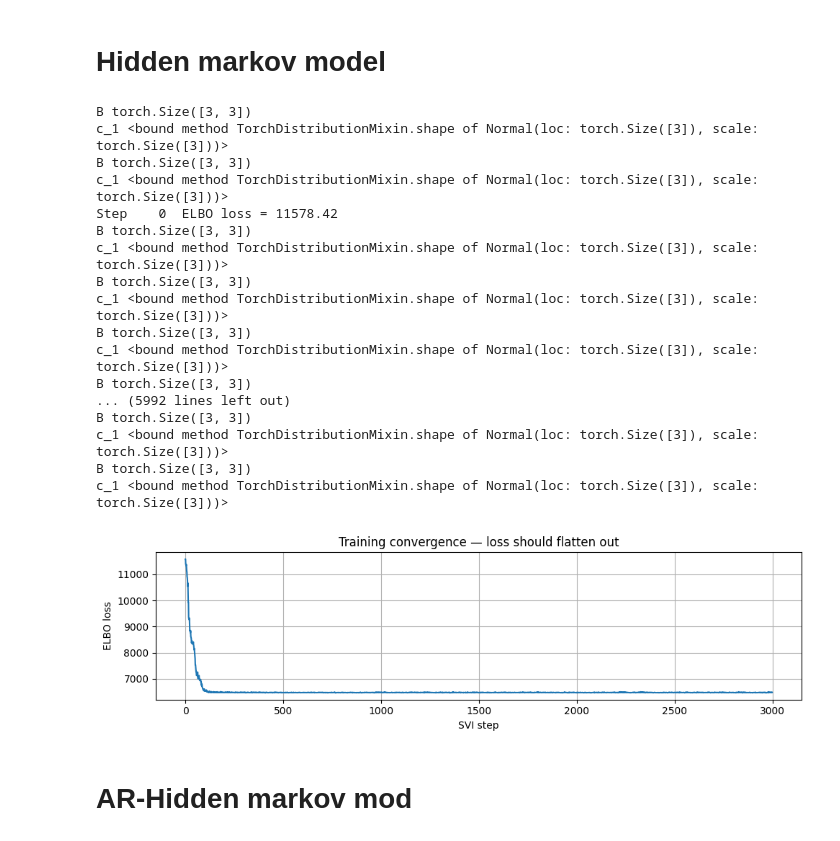
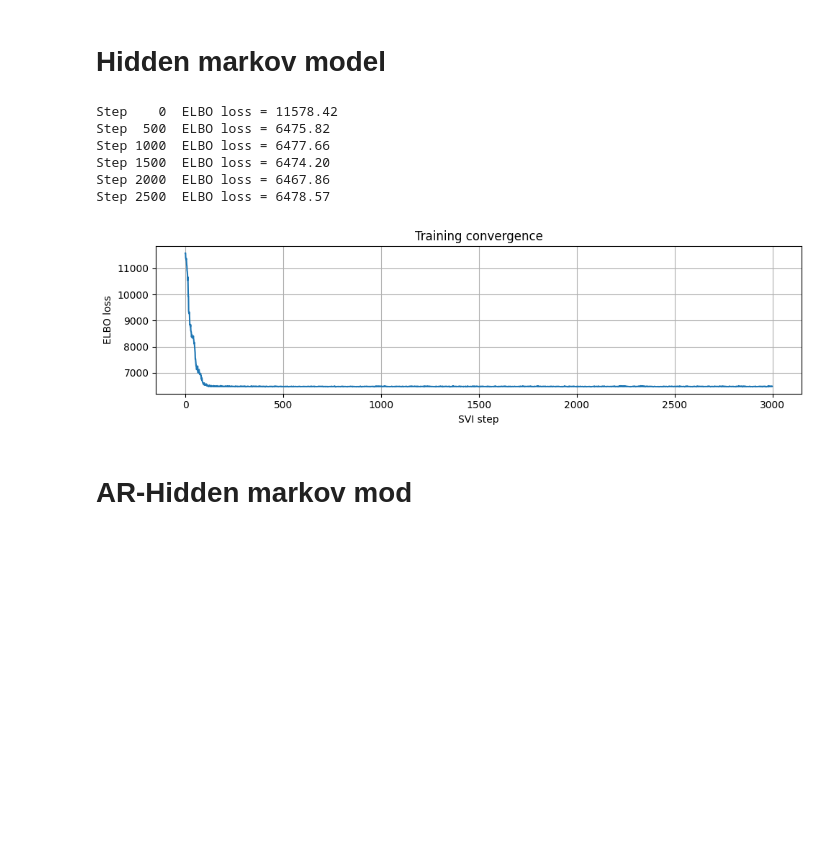
Before and after one commit to LukasMarner/MBML, a Jupyter notebook: Husted/code.ipynb, the cells around one changed output. Saved outputs shown, nothing was run; the diff lists cells and outputs as text; code cells hidden in the pictures; blank space fills up the shorter version.

```diff
--- a/Husted/code.ipynb
+++ b/Husted/code.ipynb
@@ -675,7 +702,7 @@ axes[0].plot(test_data['HourUTC'], y_test_np2, label='Actual Prices', color='blu
 axes[0].plot(test_data['HourUTC'], y_pred_hmm, label=f'HMM Predicted (K={K})', color='red', alpha=0.8)
 axes[0].set_xlabel('Time')
 axes[0].set_ylabel('Spot Price DKK')
-axes[0].set_title(f'Actual vs Predicted Spot Prices — Simple HMM (K={K} regimes)')
+axes[0].set_title(f'Test Set Forecast Simple HMM (K={K} regimes)')
 axes[0].legend()
 axes[0].grid(True)
 
@@ -691,7 +718,7 @@ for k in range(K):
 
 axes[1].set_xlabel('Normalised Price  (0 = training mean)')
 axes[1].set_ylabel('Density')
-axes[1].set_title('What each regime looks like — learnt purely from data')
+axes[1].set_title('Regime distributions learnt by the HMM')
 axes[1].legend()
 axes[1].grid(True)
 
@@ -1128,48 +1187,37 @@ def simple_markov_model(y_obs=None, T=None):
 # %%
 # SVI (variational inference) learns the best values for all the unknowns:
 # emission means, emission spreads, transition probabilities, and initial distribution.
 
 pyro.clear_param_store()
 pyro.set_rng_seed(42)
 
 guide_hmm    = AutoDiagonalNormal(simple_markov_model)
 optimizer_hmm = Adam({"lr": 0.05})
 svi_hmm      = SVI(simple_markov_model, guide_hmm, optimizer_hmm, loss=Trace_ELBO())
 
 num_steps_hmm = 3000
 losses_hmm = []
 for step in range(num_steps_hmm):
     loss = svi_hmm.step(y_train_t)
     losses_hmm.append(loss)
     if step % 500 == 0:
         print(f"Step {step:4d}  ELBO loss = {loss:.2f}")
 
 plt.figure(figsize=(10, 3))
 plt.plot(losses_hmm)
 plt.xlabel("SVI step")
 plt.ylabel("ELBO loss")
-plt.title("Training convergence — loss should flatten out")
+plt.title("Training convergence")
 plt.grid(True)
 plt.tight_layout()
 plt.show()
 # %% [output]
-B torch.Size([3, 3])
-c_1 <bound method TorchDistributionMixin.shape of Normal(loc: torch.Size([3]), scale: torch.Size([3]))>
-B torch.Size([3, 3])
-c_1 <bound method TorchDistributionMixin.shape of Normal(loc: torch.Size([3]), scale: torch.Size([3]))>
 Step    0  ELBO loss = 11578.42
-B torch.Size([3, 3])
-c_1 <bound method TorchDistributionMixin.shape of Normal(loc: torch.Size([3]), scale: torch.Size([3]))>
-B torch.Size([3, 3])
-c_1 <bound method TorchDistributionMixin.shape of Normal(loc: torch.Size([3]), scale: torch.Size([3]))>
-B torch.Size([3, 3])
-c_1 <bound method TorchDistributionMixin.shape of Normal(loc: torch.Size([3]), scale: torch.Size([3]))>
-B torch.Size([3, 3])
-... (5992 lines left out)
-B torch.Size([3, 3])
-c_1 <bound method TorchDistributionMixin.shape of Normal(loc: torch.Size([3]), scale: torch.Size([3]))>
-B torch.Size([3, 3])
-c_1 <bound method TorchDistributionMixin.shape of Normal(loc: torch.Size([3]), scale: torch.Size([3]))>
+Step  500  ELBO loss = 6475.82
+Step 1000  ELBO loss = 6477.66
+Step 1500  ELBO loss = 6474.20
+Step 2000  ELBO loss = 6467.86
+Step 2500  ELBO loss = 6478.57
-[figure, old version]
+[figure, new version]
 # %% [markdown]
 # AR-Hidden markov mod
```
Also changed, not shown: parts of 18 cells of this notebook.
